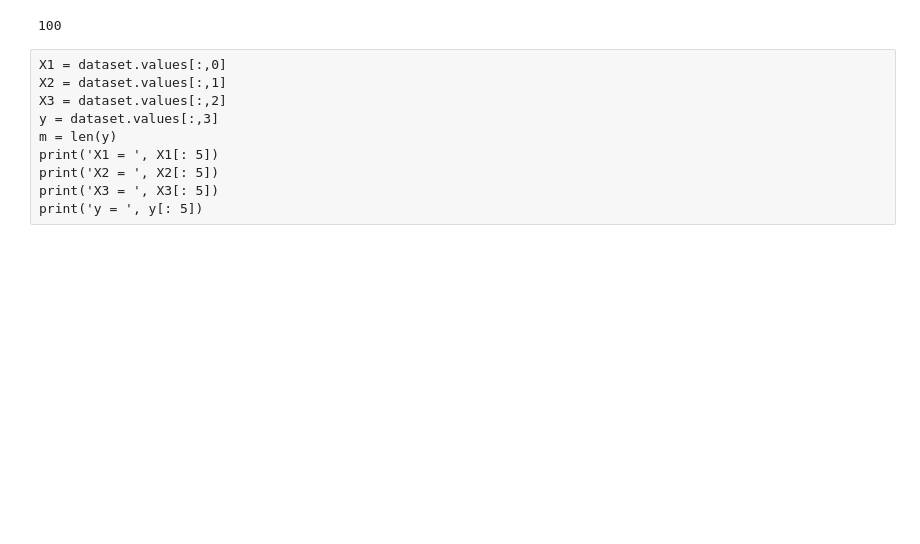
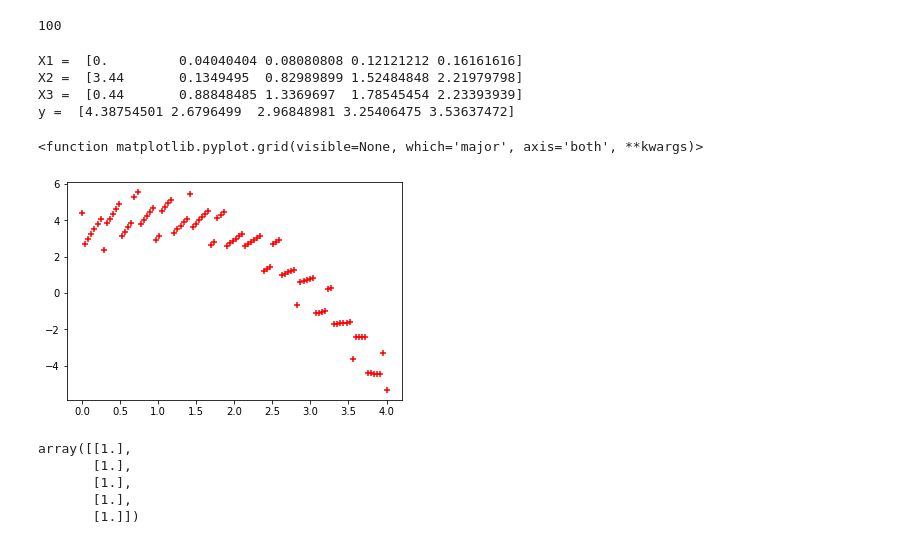
Before and after one commit to NaraPvP/IntroToML, a Jupyter notebook: HW0/HW0_LinearRegression.ipynb, the cells around one changed output. Cells and saved outputs as stored; diff of their text form; code cells hidden in the pictures; blank space fills up the shorter version.

```diff
--- a/HW0/HW0_LinearRegression.ipynb
+++ b/HW0/HW0_LinearRegression.ipynb
@@ -19,13 +19,34 @@ M = len(dataset)
 M
 # %% [output]
 100
-# %% [raw]
-X1 = dataset.values[:,0]
-X2 = dataset.values[:,1]
-X3 = dataset.values[:,2]
-y = dataset.values[:,3]
-m = len(y)
-print('X1 = ', X1[: 5])
-print('X2 = ', X2[: 5])
-print('X3 = ', X3[: 5])
-print('y = ', y[: 5])
+# %%
+X1 = dataset.values[:,0]
+X2 = dataset.values[:,1]
+X3 = dataset.values[:,2]
+y = dataset.values[:,3]
+m = len(y)
+print('X1 = ', X1[: 5])
+print('X2 = ', X2[: 5])
+print('X3 = ', X3[: 5])
+print('y = ', y[: 5])
+# %% [output]
+X1 =  [0.         0.04040404 0.08080808 0.12121212 0.16161616]
+X2 =  [3.44       0.1349495  0.82989899 1.52484848 2.21979798]
+X3 =  [0.44       0.88848485 1.3369697  1.78545454 2.23393939]
+y =  [4.38754501 2.6796499  2.96848981 3.25406475 3.53637472]
+# %%
+plt.scatter(X1, y, color='red', marker='+')
+plt.grid
+# %% [output]
+<function matplotlib.pyplot.grid(visible=None, which='major', axis='both', **kwargs)>
+[figure, added]
+# %%
+#Declare X_0 (which is an array of 1s because X0 is always 1)
+X_0 = np.ones((m,1))
+X_0[:5]
+# %% [output]
+array([[1.],
+       [1.],
+       [1.],
+       [1.],
+       [1.]])
```
Also changed, not shown: parts of 14 cells of this notebook.
